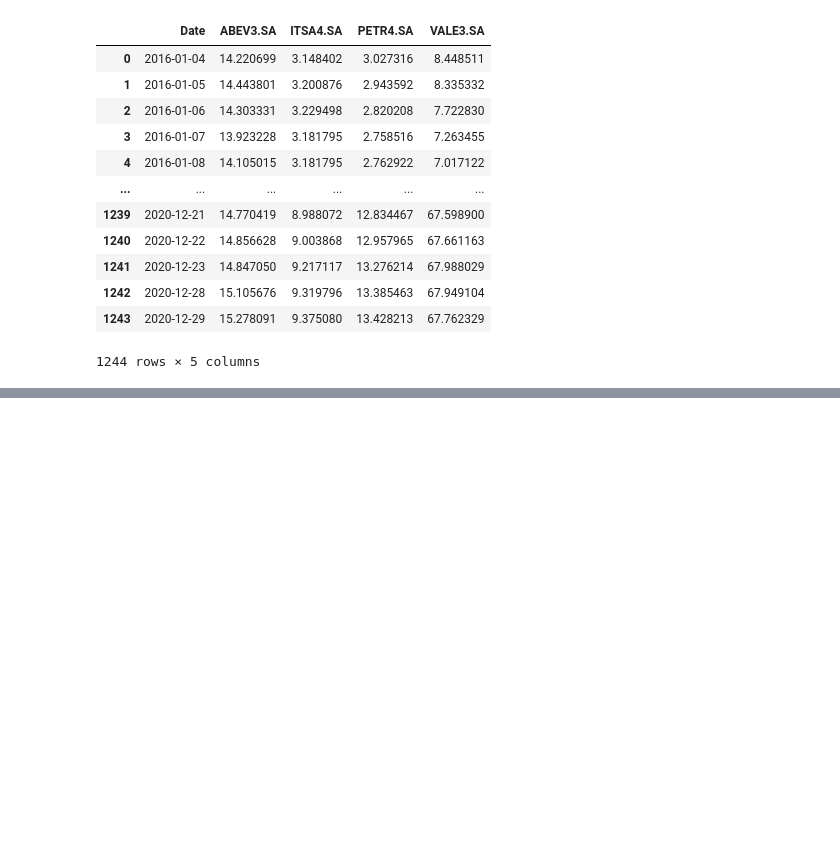
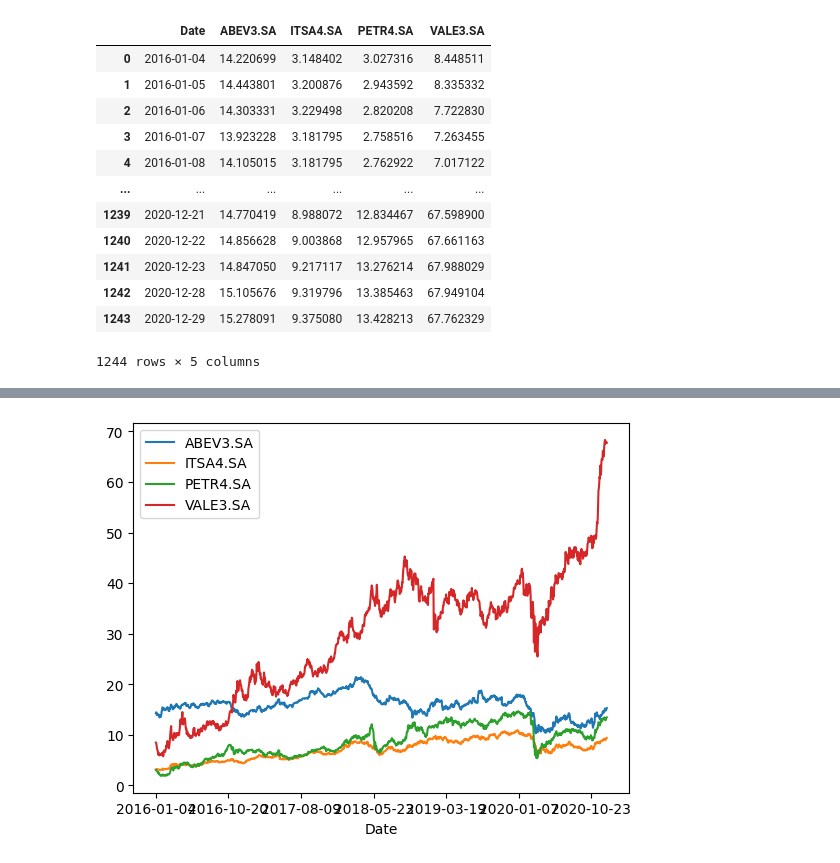
Before and after one commit to robertoricci/Curso-Python-para-Mercado-Financeiro-Trading-com-Dados, a Jupyter notebook: 08-Analise_Quantitativa_Ativos.ipynb, the cells around one changed output, grey strips where cells are left out. Cells and saved outputs as stored; diff of their text form; code cells hidden in the pictures; blank space fills up the shorter version.

```diff
--- a/08-Analise_Quantitativa_Ativos.ipynb
+++ b/08-Analise_Quantitativa_Ativos.ipynb
@@ -488,0 +514,4 @@ ConnectionError: ignored
+# %%
+carteira_precos.plot();
+# %% [output]
+[figure, added]
```
Also changed, not shown: parts of 38 cells of this notebook.
